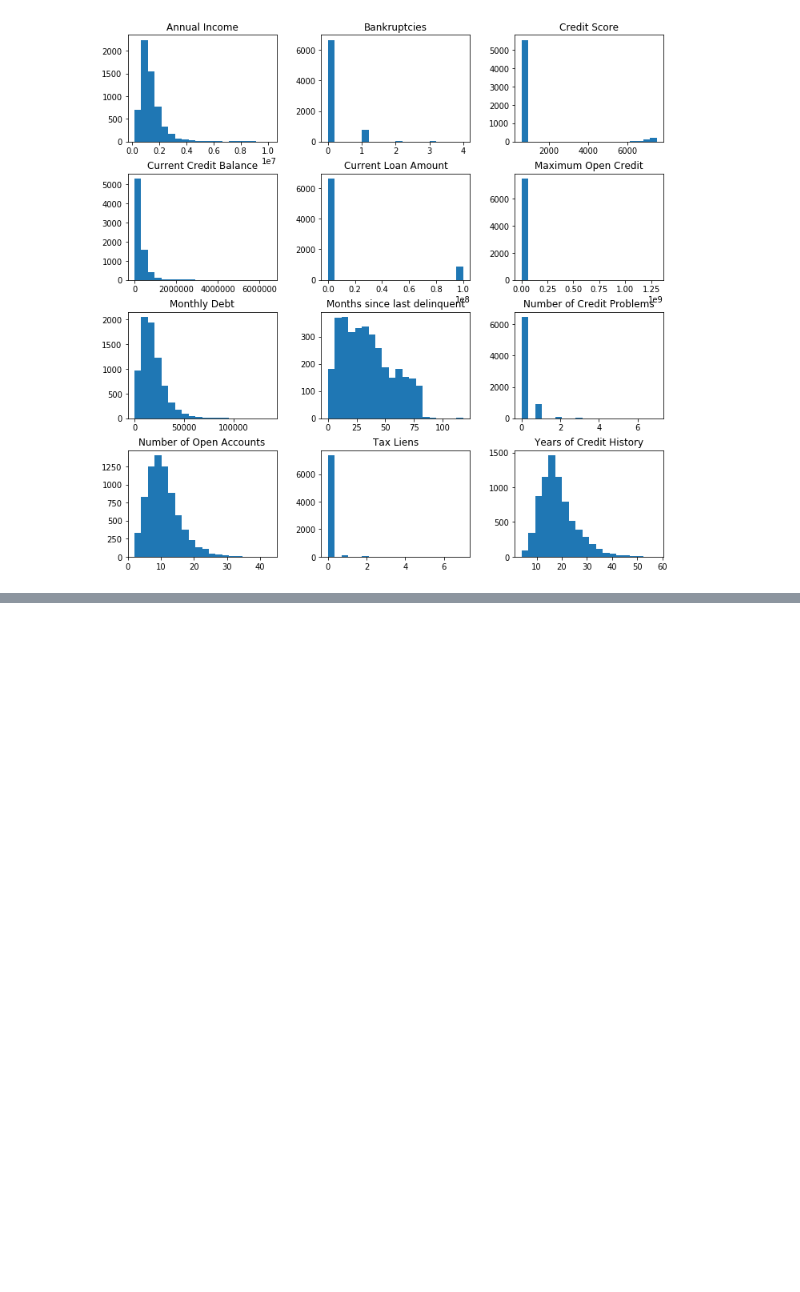
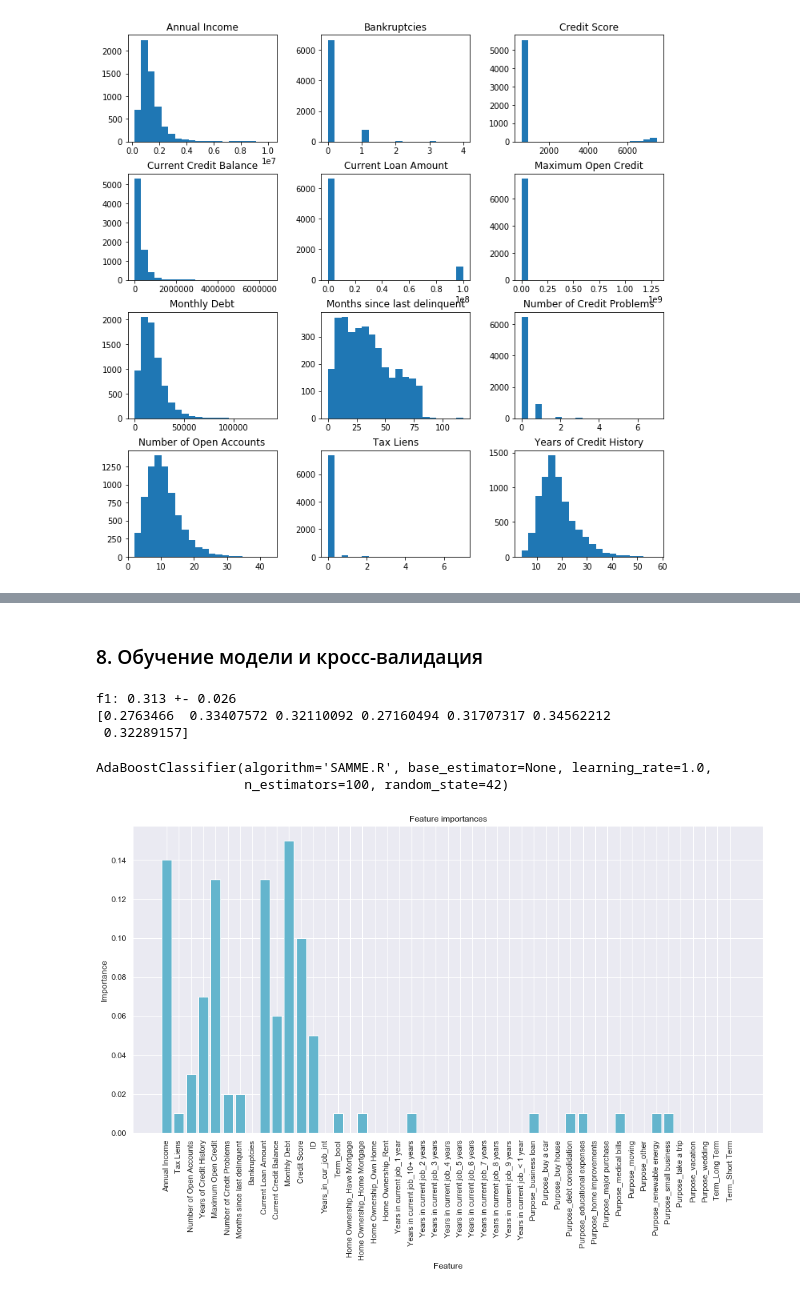
Before and after one commit to asplv/python_for_DS, a Jupyter notebook: CreditScore/APlavina_solution.ipynb, the cells around one changed output, grey strips where cells are left out. Saved outputs shown, nothing was run; the diff lists cells and outputs as text; code cells hidden in the pictures; blank space fills up the shorter version.

Commit message:
added some processing and run 1st model

```diff
--- a/CreditScore/APlavina_solution.ipynb
+++ b/CreditScore/APlavina_solution.ipynb
@@ -201,0 +280,3 @@ plt.show()
+# %%
+# создание ID
+X['ID'] = X.index.tolist()
@@ -201,0 +298,7 @@ plt.show()
+# %%
+# преобразование бинарных признаков
+X['Term_bool'] = X['Term'].map({'Short Term':'1', 'Long Term':'0'}).astype(int)
+# %%
+# преобразовываем категориальные признаки в dummy признаки
+for cat_colname in X.select_dtypes(include='object').columns:
+    X = pd.concat([X, pd.get_dummies(X[cat_colname], prefix=cat_colname)], axis=1)
@@ -201,0 +348,34 @@ plt.show()
+# %% [markdown]
+### 8. Обучение модели и кросс-валидация
+# %%
+X_train, X_test, y_train, y_test = train_test_split(X, y, test_size = 0.3,random_state = 42)
+
+model = AdaBoostClassifier(n_estimators=100, random_state=42)
+
+cv_score = cross_val_score(model, X, y,
+                           scoring='f1',
+                           cv=KFold(n_splits=7, shuffle=True, random_state=42))
+mean = cv_score.mean()
+std = cv_score.std()
+
+print('f1: {:.3f} +- {:.3f}'.format(mean, std))
+print(cv_score)
+
+model.fit(X, y)
+# %% [output]
+f1: 0.313 +- 0.026
+[0.2763466  0.33407572 0.32110092 0.27160494 0.31707317 0.34562212
+ 0.32289157]
+AdaBoostClassifier(algorithm='SAMME.R', base_estimator=None, learning_rate=1.0,
+                   n_estimators=100, random_state=42)
+# %%
+importances = model.feature_importances_
+plt.figure(figsize = [16, 8])
+plt.bar(X.columns, importances, color='c')
+plt.title('Feature importances')
+plt.xlabel('Feature')
+plt.xticks(rotation = 90)
+plt.ylabel('Importance')
+plt.show()
+# %% [output]
+[figure, added]
```
Also changed, not shown: parts of 16 cells of this notebook.
